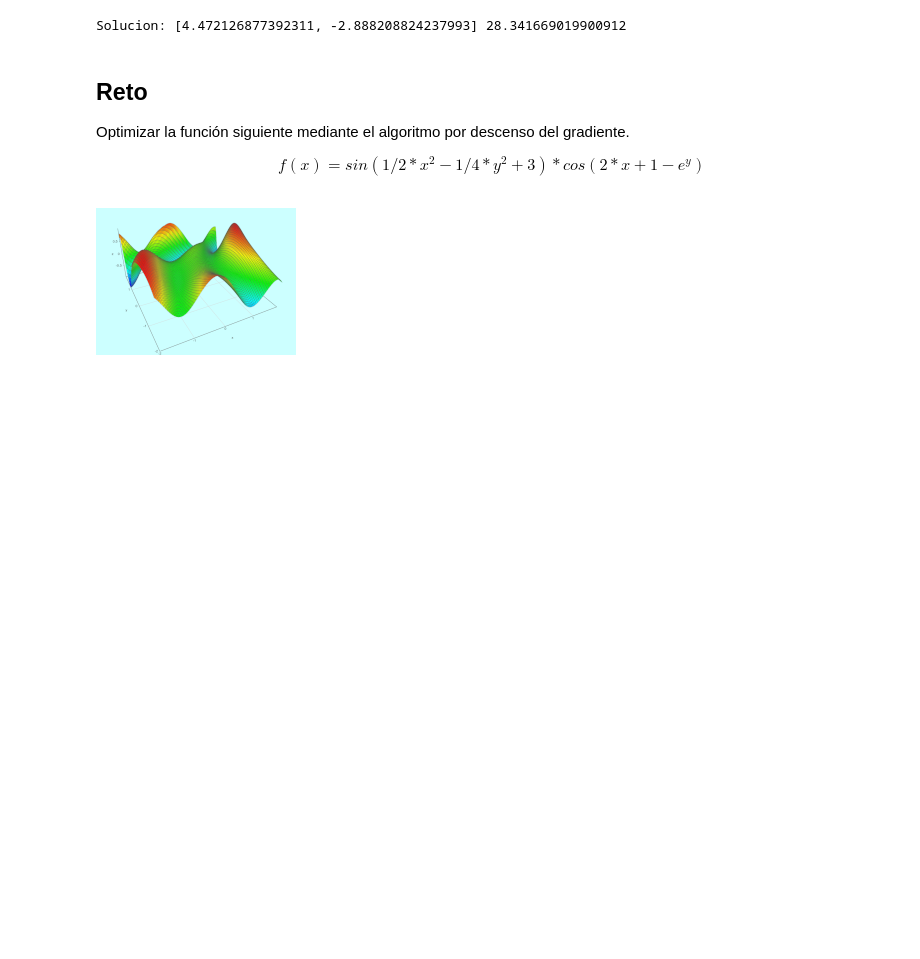
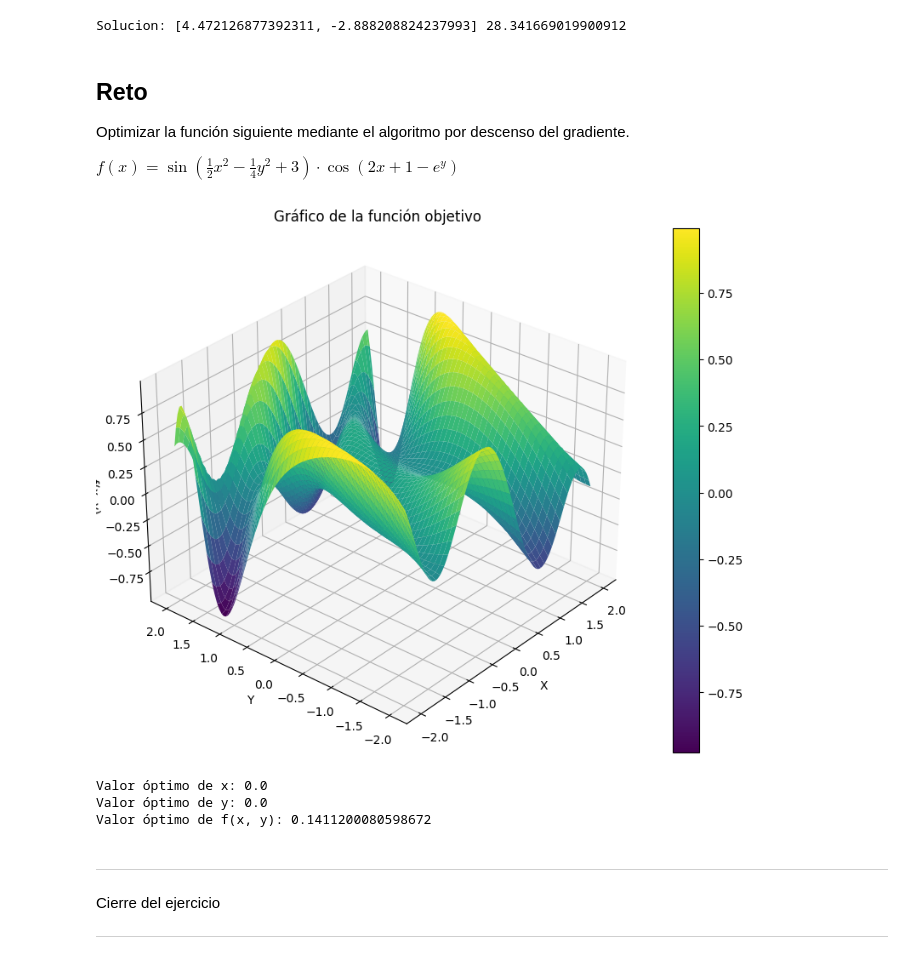
Before and after one commit to jagvgithub/Algortimos_optimizacion_VIU, a Jupyter notebook: Algoritmos_R2.ipynb, the cells around one changed output. Drawn from its saved outputs; the diff is of its cells as text; code cells hidden in the pictures; blank space fills up the shorter version.

```diff
--- a/Algoritmos_R2.ipynb
+++ b/Algoritmos_R2.ipynb
@@ -259,6 +260,4 @@ Solucion: [4.472126877392311, -2.888208824237993] 28.341669019900912
 
 Optimizar la función siguiente mediante el algoritmo por descenso del gradiente.
 
-$$f(x)=sin(1/2 * x^2 - 1/4 * y^2 + 3) * cos(2*x + 1 - e^y)$$
-<br>
-![2.png](embedded-picture-1)
+$f(x) = \sin\left(\frac{1}{2} x^2 - \frac{1}{4} y^2 + 3\right) \cdot \cos(2x + 1 - e^y)$
@@ -268,0 +264,75 @@ f= lambda X: math.sin(1/2 * X[0]**2 - 1/4 * X[1]**2 + 3) *math.cos(2*X[0] + 1 -
+# %%
+# Definir el rango de valores para x y y
+x = np.linspace(-2, 2, 100)
+y = np.linspace(-2, 2, 100)
+
+# Crear una malla de valores de x e y
+X, Y = np.meshgrid(x, y)
+
+# Calcular los valores de la función f(x, y) para cada combinación de x e y
+Z = np.sin(0.5 * X**2 - 0.25 * Y**2 + 3) * np.cos(2*X + 1 - np.exp(Y))
+
+# Crear la figura y el objeto de los ejes 3D
+fig = plt.figure(figsize=(10, 8))
+ax = fig.add_subplot(111, projection='3d')
+
+# Graficar la superficie 3D
+surf = ax.plot_surface(X, Y, Z, cmap='viridis', edgecolor='none')
+
+# Agregar barra de color
+fig.colorbar(surf)
+
+# Establecer etiquetas de los ejes
+ax.set_xlabel('X')
+ax.set_ylabel('Y')
+ax.set_zlabel('f(x, y)')
+ax.set_title('Gráfico de la función objetivo')
+
+# Rotar el gráfico para una mejor visualización
+ax.view_init(30, 220)
+
+# Mostrar el gráfico
+plt.show()
+# %% [output]
+[figure, added]
+# %%
+# Definir la función
+def f(x, y):
+    return np.sin(0.5 * x**2 - 0.25 * y**2 + 3) * np.cos(2*x + 1 - np.exp(y))
+
+# Definir la derivada parcial de f respecto a x
+def df_dx(x, y):
+    return x * np.cos(0.5 * x**2 - 0.25 * y**2 + 3) * np.cos(2*x + 1 - np.exp(y)) - 2 * np.sin(0.5 * x**2 - 0.25 * y**2 + 3) * np.sin(2*x + 1 - np.exp(y))
+
+# Definir la derivada parcial de f respecto a y
+def df_dy(x, y):
+    return 0.5 * y * np.cos(0.5 * x**2 - 0.25 * y**2 + 3) * np.sin(2*x + 1 - np.exp(y)) - np.sin(0.5 * x**2 - 0.25 * y**2 + 3) * np.sin(2*x + 1 - np.exp(y)) * np.exp(y)
+
+# Inicializar los valores de x e y
+x = 0.0
+y = 0.0
+
+# Hiperparámetros del algoritmo
+learning_rate = 0.01
+num_iterations = 1000
+
+# Optimización mediante descenso del gradiente
+for i in range(num_iterations):
+    gradient_x = df_dx(x, y)
+    gradient_y = df_dy(x, y)
+    x -= learning_rate * gradient_x
+    y -= learning_rate * gradient_y
+
+# Imprimir los valores óptimos de x e y y el valor óptimo de la función f(x, y)
+print("Valor óptimo de x:", x)
+print("Valor óptimo de y:", y)
+print("Valor óptimo de f(x, y):", f(x, y))
+# %% [output]
+Valor óptimo de x: 0.0
+Valor óptimo de y: 0.0
+Valor óptimo de f(x, y): 0.1411200080598672
+# %% [markdown]
+---
+Cierre del ejercicio
+
+---
```
Also changed, not shown: parts of 2 cells of this notebook.
